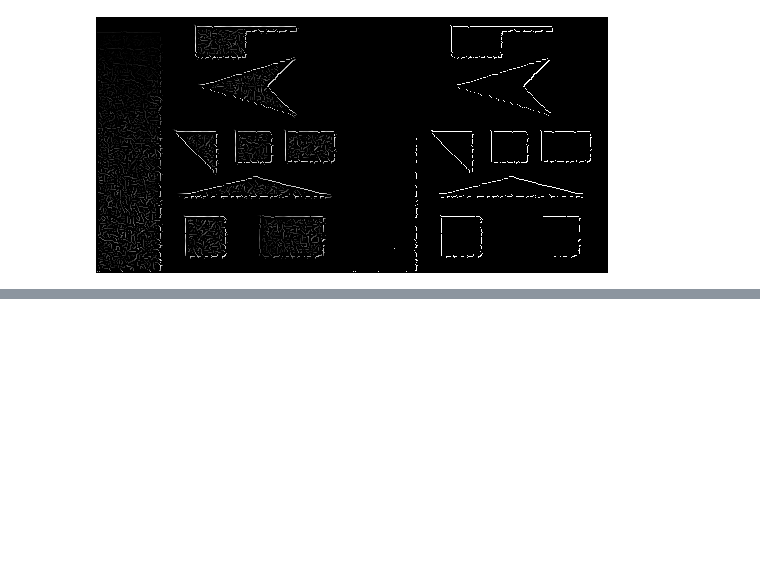
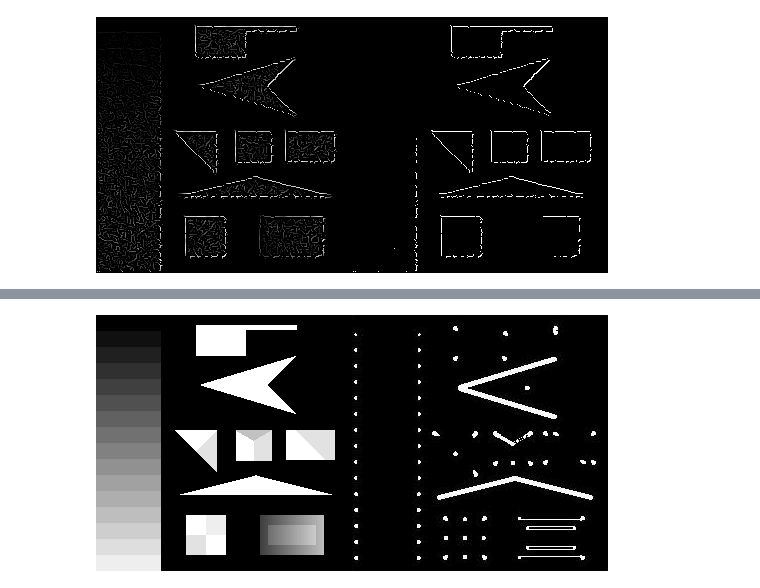
Before and after one commit to munshkr/vc-2018-2c, a Jupyter notebook: practicas/P4_Bordes_y_Esquinas.ipynb, the cells around one changed output, grey strips where cells are left out. Drawn from its saved outputs; the diff is of its cells as text; code cells hidden in the pictures; blank space fills up the shorter version.

```diff
--- a/practicas/P4_Bordes_y_Esquinas.ipynb
+++ b/practicas/P4_Bordes_y_Esquinas.ipynb
@@ -490,0 +603,6 @@ cmd = python3 hyst.py /tmp/in.txt /tmp/out.png /tmp/orient.txt 15 50
+# %%
+test = imread("img/test.png");
+testSzeliski = imread("img/testSzeliski.jpg");
+imshow([test, testSzeliski]);
+# %% [output]
+[figure, added]
```
Also changed, not shown: parts of 26 cells of this notebook, 11 other files.
